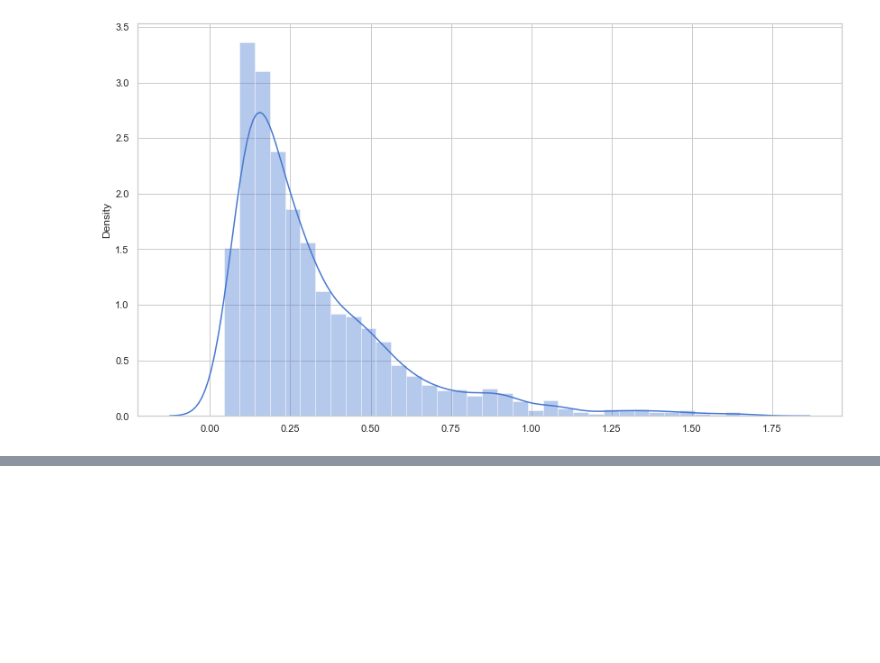
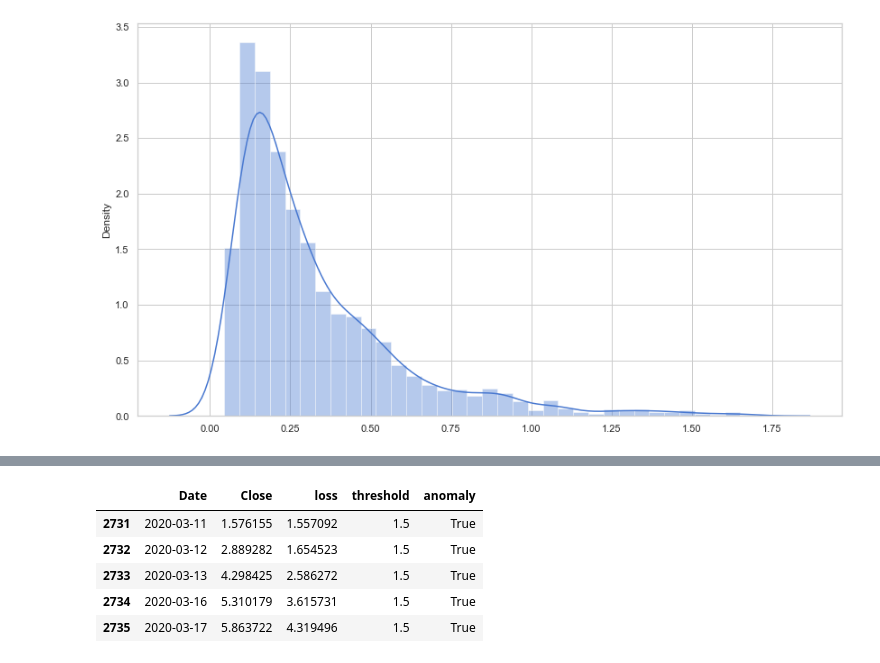
Before and after one commit to aryabhatta22/Anomaly-Detection-in-Stock-Prices, a Jupyter notebook: script.ipynb, the cells around one changed output, grey strips where cells are left out. Cells and saved outputs as stored; diff of their text form; code cells hidden in the pictures; blank space fills up the shorter version.

```diff
--- a/script.ipynb
+++ b/script.ipynb
@@ -175,0 +211,10 @@ test_mae_loss = np.mean(np.abs(X_test_pred - X_test), axis = 1)
+# %%
+anomalies = test_score_df[test_score_df.anomaly == True]
+anomalies.head()
+# %% [output]
+|  | Date | Close | loss | threshold | anomaly |
+| 2731 | 2020-03-11 | 1.576155 | 1.557092 | 1.5 | True |
+| 2732 | 2020-03-12 | 2.889282 | 1.654523 | 1.5 | True |
+| 2733 | 2020-03-13 | 4.298425 | 2.586272 | 1.5 | True |
+| 2734 | 2020-03-16 | 5.310179 | 3.615731 | 1.5 | True |
+| 2735 | 2020-03-17 | 5.863722 | 4.319496 | 1.5 | True |
```
Also changed, not shown: parts of 6 cells of this notebook.
